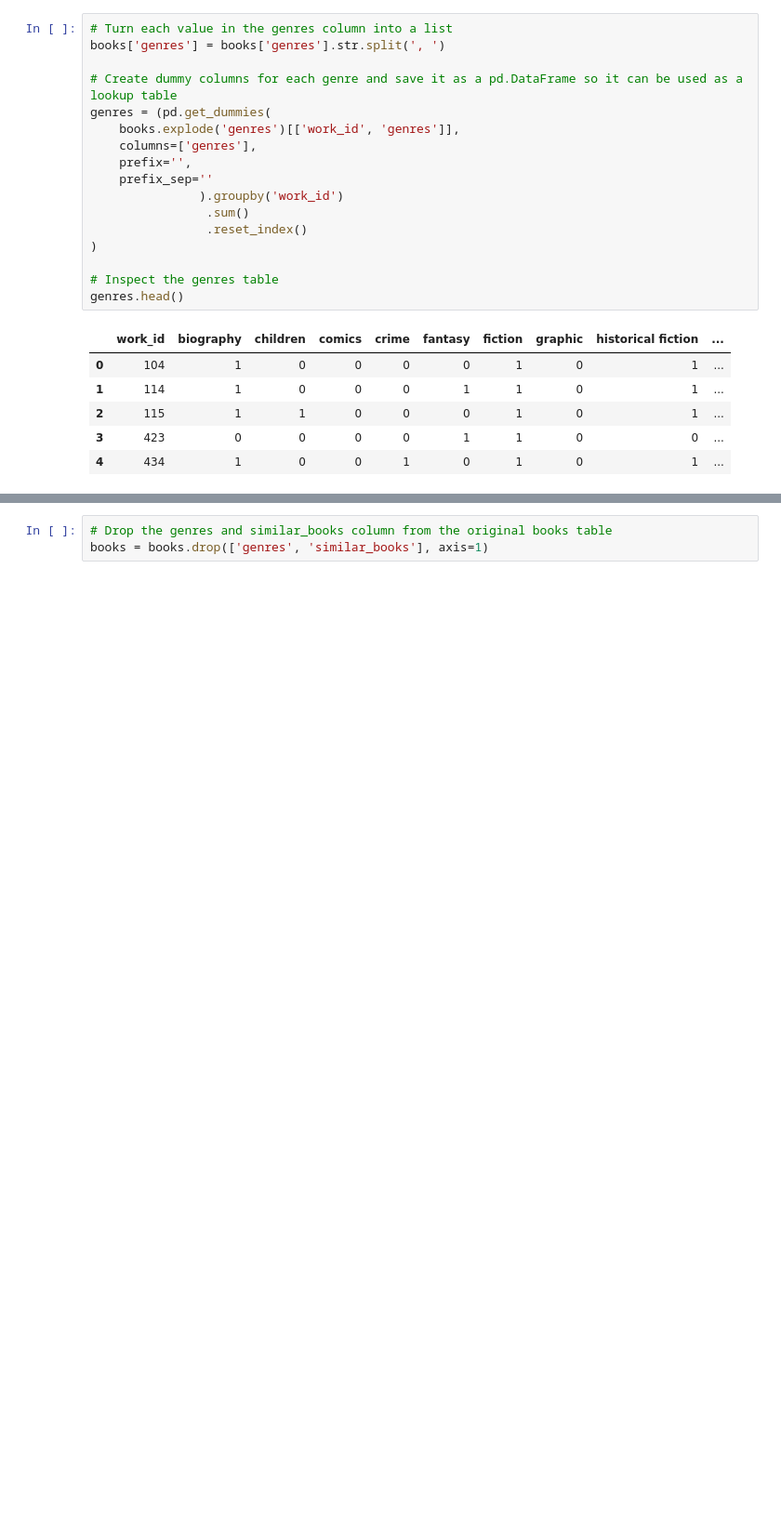
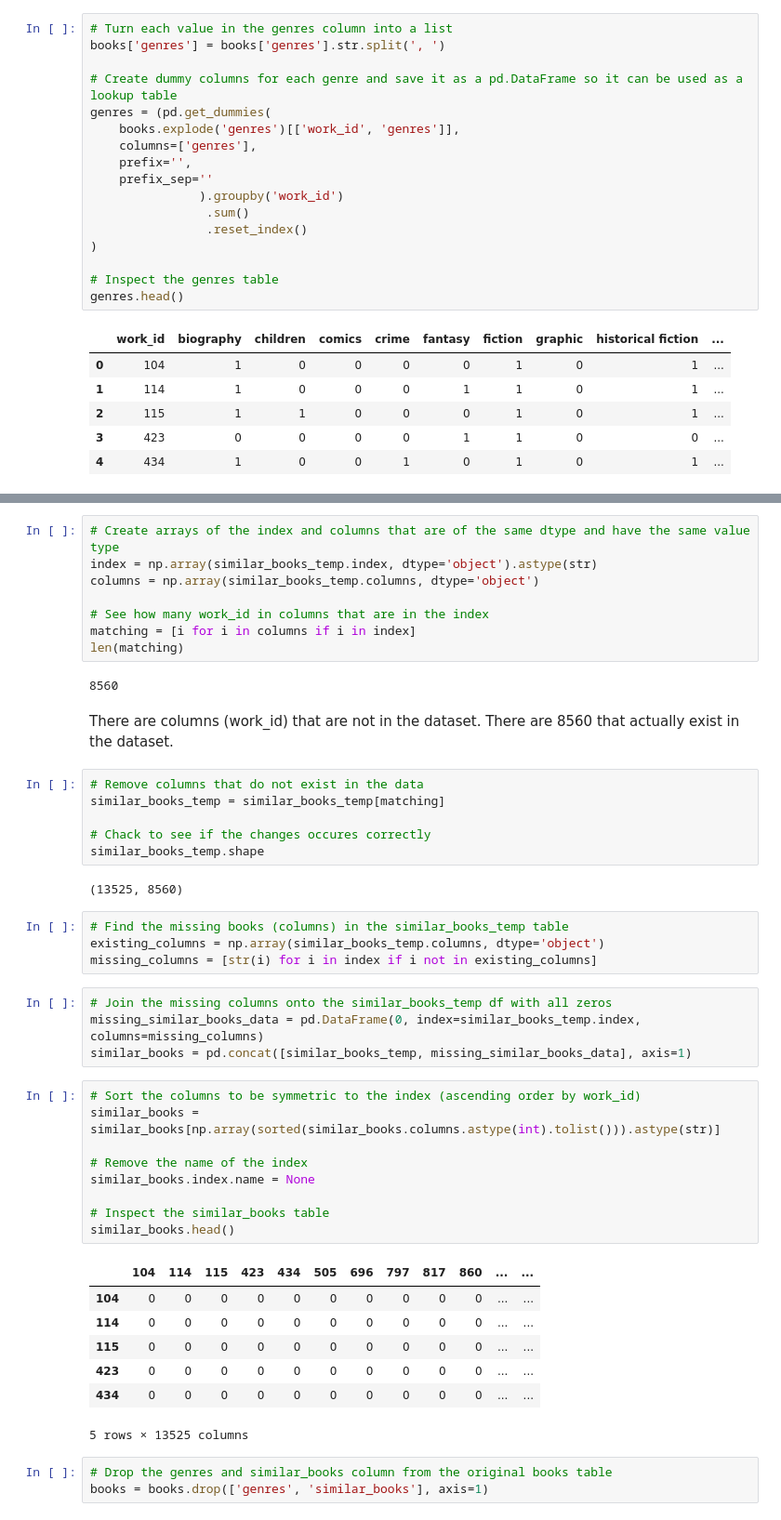
Before and after one commit to rara-ch/GoodreadsReadingList_RecommenderProject, a Jupyter notebook: JupyterNotebooks/DataCleaning.ipynb, the cells around one changed output, grey strips where cells are left out. Shown at 93% size. Drawn from its saved outputs; the diff is of its cells as text; blank space fills up the shorter version.

```diff
--- a/JupyterNotebooks/DataCleaning.ipynb
+++ b/JupyterNotebooks/DataCleaning.ipynb
@@ -385,3 +458,48 @@ similar_books.shape
+# %%
+# Create arrays of the index and columns that are of the same dtype and have the same value type
+index = np.array(similar_books_temp.index, dtype='object').astype(str)
+columns = np.array(similar_books_temp.columns, dtype='object')
+
+# See how many work_id in columns that are in the index
+matching = [i for i in columns if i in index]
+len(matching)
+# %% [output]
+8560
+# %% [markdown]
+There are columns (work_id) that are not in the dataset. There are 8560 that actually exist in the dataset.
+# %%
+# Remove columns that do not exist in the data
+similar_books_temp = similar_books_temp[matching]
+
+# Chack to see if the changes occures correctly
+similar_books_temp.shape
+# %% [output]
+(13525, 8560)
+# %%
+# Find the missing books (columns) in the similar_books_temp table
+existing_columns = np.array(similar_books_temp.columns, dtype='object')
+missing_columns = [str(i) for i in index if i not in existing_columns]
+# %%
+# Join the missing columns onto the similar_books_temp df with all zeros
+missing_similar_books_data = pd.DataFrame(0, index=similar_books_temp.index, columns=missing_columns)
+similar_books = pd.concat([similar_books_temp, missing_similar_books_data], axis=1)
+# %%
+# Sort the columns to be symmetric to the index (ascending order by work_id)
+similar_books = similar_books[np.array(sorted(similar_books.columns.astype(int).tolist())).astype(str)]
+
+# Remove the name of the index
+similar_books.index.name = None
+
+# Inspect the similar_books table
+similar_books.head()
+# %% [output]
+|  | 104 | 114 | 115 | 423 | 434 | 505 | 696 | 797 | 817 | 860 | ... | ... |
+| 104 | 0 | 0 | 0 | 0 | 0 | 0 | 0 | 0 | 0 | 0 | ... | ... |
+| 114 | 0 | 0 | 0 | 0 | 0 | 0 | 0 | 0 | 0 | 0 | ... | ... |
+| 115 | 0 | 0 | 0 | 0 | 0 | 0 | 0 | 0 | 0 | 0 | ... | ... |
+| 423 | 0 | 0 | 0 | 0 | 0 | 0 | 0 | 0 | 0 | 0 | ... | ... |
+| 434 | 0 | 0 | 0 | 0 | 0 | 0 | 0 | 0 | 0 | 0 | ... | ... |
+5 rows × 13525 columns
 # %%
 # Drop the genres and similar_books column from the original books table
 books = books.drop(['genres', 'similar_books'], axis=1)
```
Also changed, not shown: parts of 9 cells of this notebook, 2 other files.
